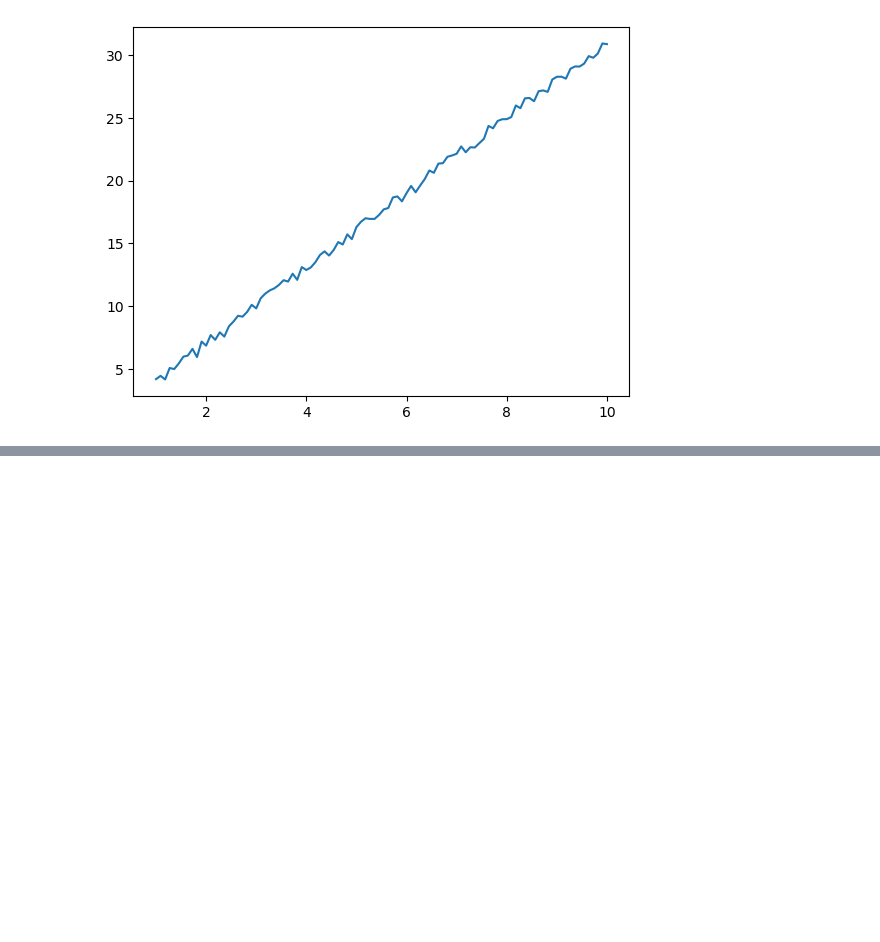
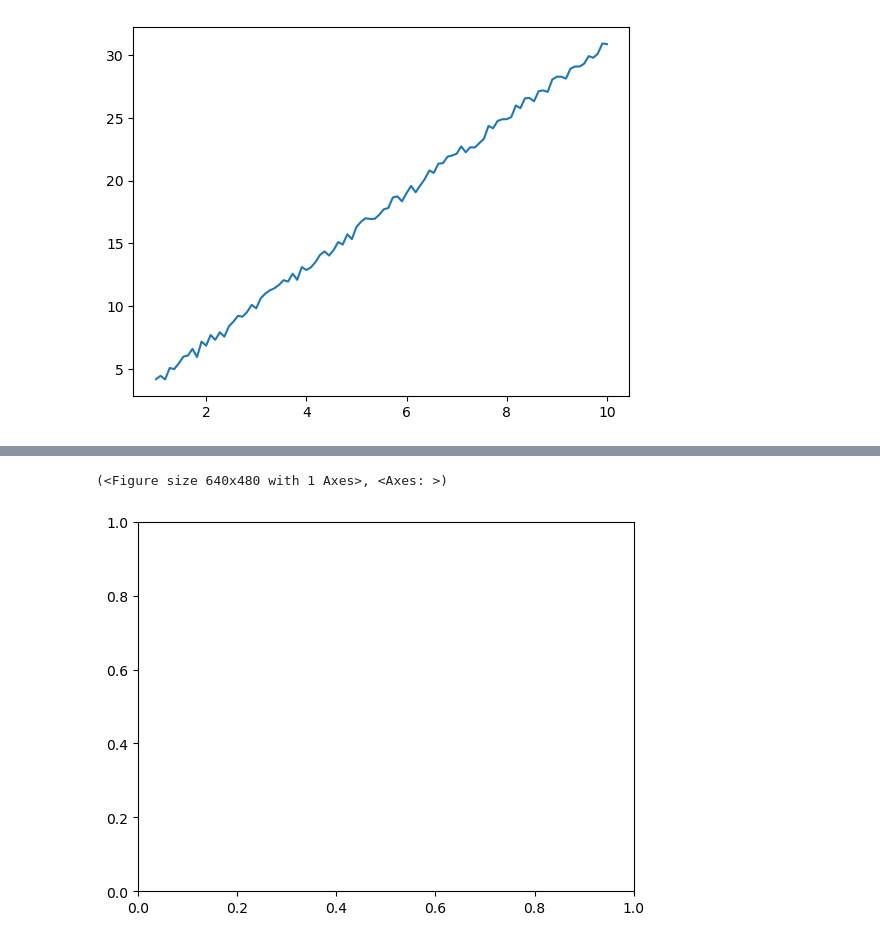
Before and after one commit to bb1000/20060, a Jupyter notebook: _sources/lecture-notes.ipynb, the cells around one changed output, grey strips where cells are left out. Drawn from its saved outputs; the diff is of its cells as text; code cells hidden in the pictures; blank space fills up the shorter version.

```diff
--- a/_sources/lecture-notes.ipynb
+++ b/_sources/lecture-notes.ipynb
@@ -1003,0 +1047,5 @@ plt.plot(x, y)
+# %%
+plt.subplots()
+# %% [output]
+(<Figure size 640x480 with 1 Axes>, <Axes: >)
+[figure, added]
```
Also changed, not shown: parts of 49 cells of this notebook, 9 other files.
